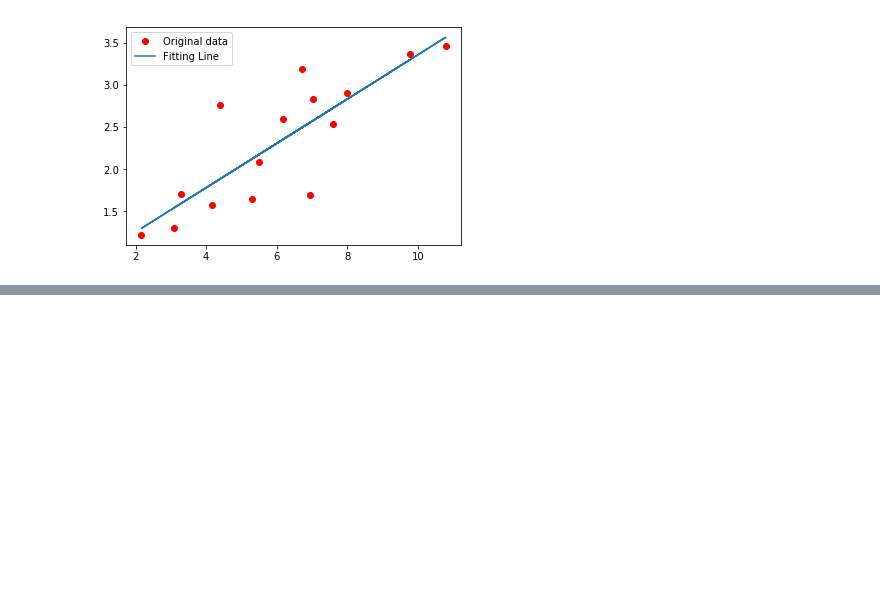
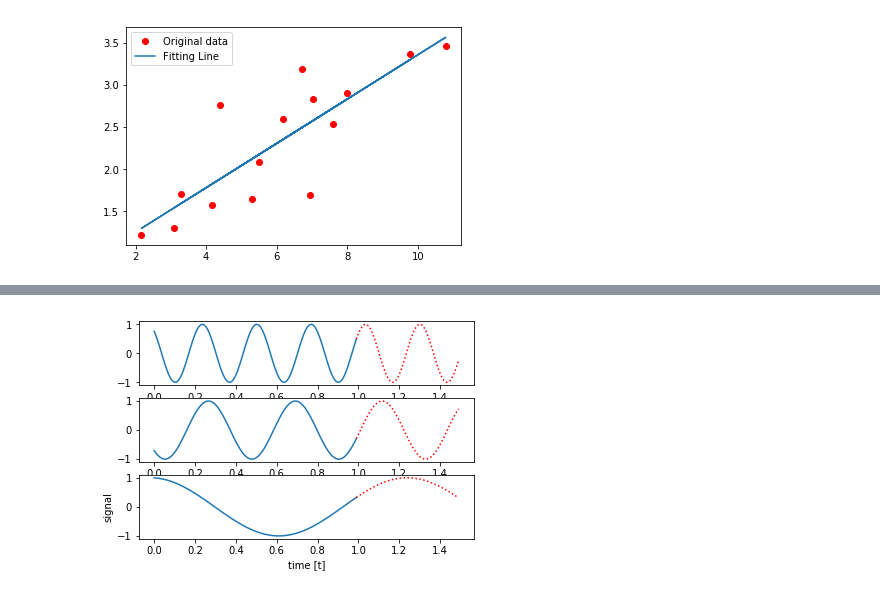
Before and after one commit to aloyschen/MachineLearning, a Jupyter notebook: Pytorch.ipynb, the cells around one changed output, grey strips where cells are left out. Cells and saved outputs as stored; diff of their text form; code cells hidden in the pictures; blank space fills up the shorter version.

```diff
--- a/Pytorch.ipynb
+++ b/Pytorch.ipynb
@@ -79,0 +166,64 @@ Epoch[1000/1000], loss: 0.168956
+# %%
+import numpy as np
+from typing import Optional, Tuple
+
+
+def generate_sample(f: Optional[float] = 1.0, t0: Optional[float] = None, batch_size: int = 1,
+                    predict: int = 50, samples: int = 100) -> Tuple[np.ndarray, np.ndarray, np.ndarray, np.ndarray]:
+    """
+    Generates data samples.
+    :param f: The frequency to use for all time series or None to randomize.
+    :param t0: The time offset to use for all time series or None to randomize.
+    :param batch_size: The number of time series to generate.
+    :param predict: The number of future samples to generate.
+    :param samples: The number of past (and current) samples to generate.
+    :return: Tuple that contains the past times and values as well as the future times and values. In all outputs,
+             each row represents one time series of the batch.
+    """
+    Fs = 100
+
+    T = np.empty((batch_size, samples))
+    Y = np.empty((batch_size, samples))
+    FT = np.empty((batch_size, predict))
+    FY = np.empty((batch_size, predict))
+
+    _t0 = t0
+    for i in range(batch_size):
+        t = np.arange(0, samples + predict) / Fs
+        if _t0 is None:
+            t0 = np.random.rand() * 2 * np.pi
+        else:
+            t0 = _t0 + i/float(batch_size)
+
+        freq = f
+        if freq is None:
+            freq = np.random.rand() * 3.5 + 0.5
+        print(f)
+        y = np.sin(2 * np.pi * freq * (t + t0))
+
+        T[i, :] = t[0:samples]
+        Y[i, :] = y[0:samples]
+
+        FT[i, :] = t[samples:samples + predict]
+        FY[i, :] = y[samples:samples + predict]
+
+    return T, Y, FT, FY
+
+
+if __name__ == '__main__':
+    import matplotlib.pyplot as plt
+    # noinspection PyUnresolvedReferences
+    import seaborn as sns
+
+    t, y, t_next, y_next = generate_sample(f=None, t0=None, samples = 100, batch_size=3)
+    print(y)
+    n_tests = t.shape[0]
+    for i in range(0, n_tests):
+        plt.subplot(n_tests, 1, i+1)
+        plt.plot(t[i, :], y[i, :])
+        plt.plot(np.append(t[i, -1], t_next[i, :]), np.append(y[i, -1], y_next[i, :]), color='red', linestyle=':')
+
+    plt.xlabel('time [t]')
+    plt.ylabel('signal')
+    plt.show()
+# %% [output]
@@ -79,0 +247 @@ Epoch[1000/1000], loss: 0.168956
+[figure, added]
```
Also changed, not shown: parts of 4 cells of this notebook.
